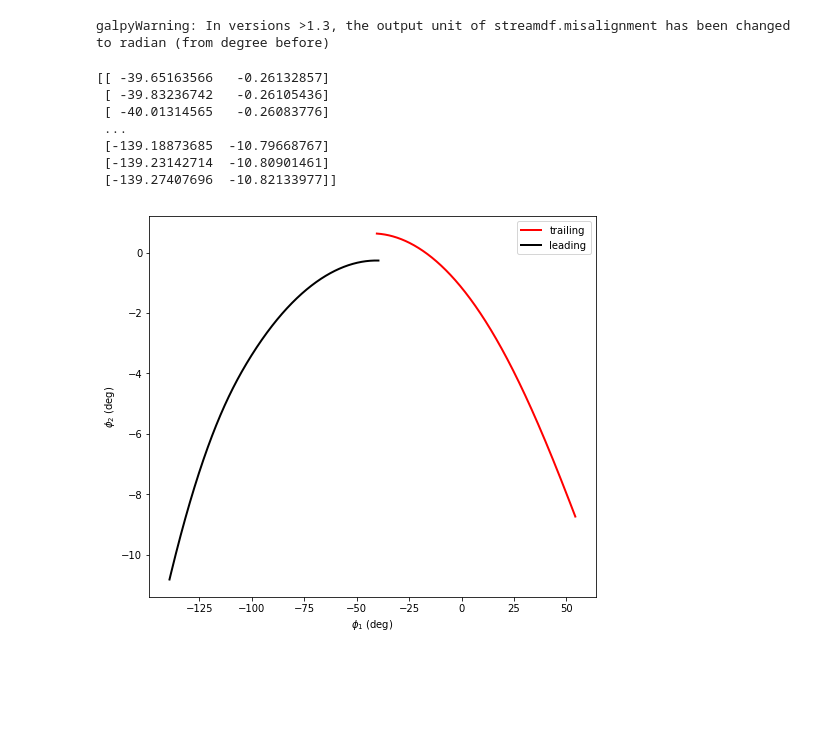
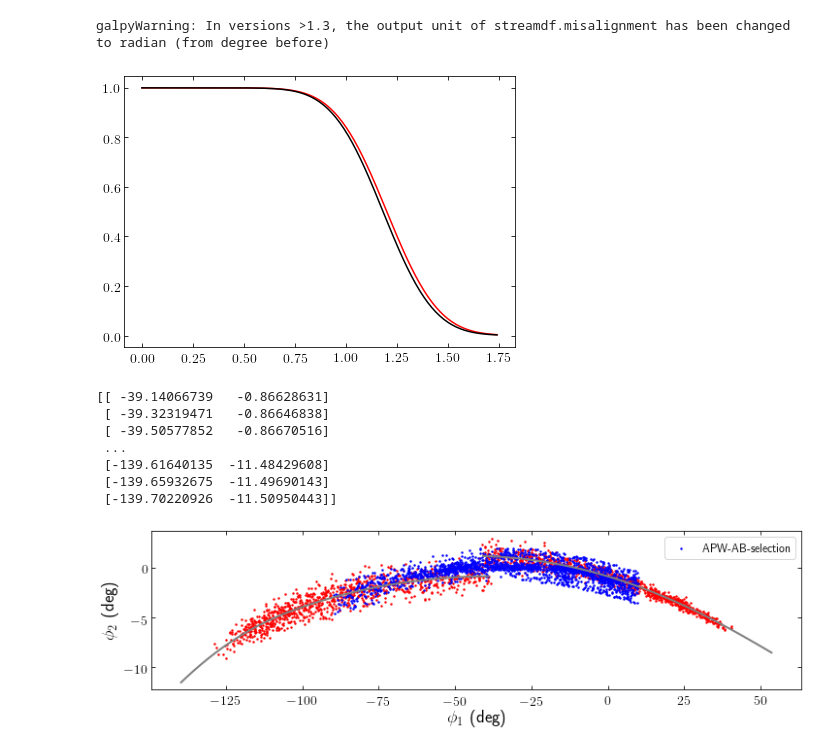
Before and after one commit to nbanik/Analyze_GD-1, a Jupyter notebook: new_GD1_model.ipynb, the cells around one changed output. Drawn from its saved outputs; the diff is of its cells as text; code cells hidden in the pictures; blank space fills up the shorter version.

```diff
--- a/new_GD1_model.ipynb
+++ b/new_GD1_model.ipynb
@@ -118,11 +110,42 @@ aAIA.plot(*orb_galpy,type='araz',deperiod=True)
 import gd1_util
 
 #from above b=0.4 looks good
-
-sdf_leading=gd1_util.setup_gd1model(age=3.4,new_orb_lb=gd1_prog_lb,isob=0.4)
-sdf_trailing=gd1_util.setup_gd1model(leading=False,age=3.4,new_orb_lb=gd1_prog_lb,isob=0.4)
+Tstream=1.5
+sdf_leading=gd1_util.setup_gd1model(age=Tstream,new_orb_lb=gd1_prog_lb,isob=0.4)
+sdf_trailing=gd1_util.setup_gd1model(leading=False,age=Tstream,new_orb_lb=gd1_prog_lb,isob=0.4)
 # %% [output]
 galpyWarning: In versions >1.3, the output unit of streamdf.misalignment has been changed to radian (from degree before)
+# %%
+import numpy
+import matplotlib.pyplot as plt
+
+apar=numpy.arange(0.,1.75,0.01)
+
+dens_lead= [sdf_leading._density_par(a) for a in apar]
+dens_trail= [sdf_trailing._density_par(a) for a in apar]
+
+plt.figure(figsize=(7,5))
+plt.plot(apar,dens_lead,c='r')
+plt.plot(apar,dens_trail,c='k')
+plt.show()
+# %% [output]
+[figure, added]
+# %%
+#sample points from the stream
+
+lb_sample_trailing= sdf_trailing.sample(n=1000,lb=True)
+lb_sample_leading= sdf_leading.sample(n=1000,lb=True)
+
+
+phi12_sample_trailing=lb_to_phi12(lb_sample_trailing[0],lb_sample_trailing[1],degree=True)
+phi12_sample_leading=lb_to_phi12(lb_sample_leading[0],lb_sample_leading[1],degree=True)
+
+for ii in range(len(phi12_sample_trailing)):
+    if phi12_sample_trailing[:,0][ii]>180.:
+        phi12_sample_trailing[:,0][ii]-=360.
+
+    if phi12_sample_leading[:,0][ii]>180.:
+        phi12_sample_leading[:,0][ii]-=360.
 # %%
 tracklb_trailing=np.radians(sdf_trailing._interpolatedObsTrackLB[:,0]),np.radians(sdf_trailing._interpolatedObsTrackLB[:,1])
 tracklb_leading=np.radians(sdf_leading._interpolatedObsTrackLB[:,0]),np.radians(sdf_leading._interpolatedObsTrackLB[:,1])
@@ -141,27 +164,33 @@ for ii in range(len(phi12_lead)):
 
 print (phi12_lead)
 # %% [output]
-[[ -39.65163566   -0.26132857]
- [ -39.83236742   -0.26105436]
- [ -40.01314565   -0.26083776]
+[[ -39.14066739   -0.86628631]
+ [ -39.32319471   -0.86646838]
+ [ -39.50577852   -0.86670516]
  ...
- [-139.18873685  -10.79668767]
- [-139.23142714  -10.80901461]
- [-139.27407696  -10.82133977]]
+ [-139.61640135  -11.48429608]
+ [-139.65932675  -11.49690143]
+ [-139.70220926  -11.50950443]]
 # %%
-plt.figure(figsize=(8,7))
-plt.plot(phi12_trail[:,0],phi12_trail[:,1],lw=2,c='r',label='trailing')
-plt.plot(phi12_lead[:,0],phi12_lead[:,1],lw=2,c='k',label='leading')
+#overplot GD1 stars selected by APW and AB
+GD1_obs=np.loadtxt('APW_AB_GD1_phi12.dat')
 
+plt.figure(figsize=(12,3))
+plt.plot(phi12_trail[:,0],phi12_trail[:,1],lw=2,c='gray')
+plt.plot(phi12_lead[:,0],phi12_lead[:,1],lw=2,c='gray')
+plt.scatter(phi12_sample_trailing[:,0],phi12_sample_trailing[:,1],s=2,c='r')
+plt.scatter(phi12_sample_leading[:,0],phi12_sample_leading[:,1],s=2,c='r')
+
+plt.scatter(GD1_obs[:,0],GD1_obs[:,1],c='b',s=2,label='APW-AB-selection')
 
 plt.xlabel(r'$\phi_{1}$ (deg)')
 plt.ylabel(r'$\phi_{2}$ (deg)')
-#plt.xlim(-70.,70.)
-#plt.ylim(-10.,10.)
+#plt.xlim(-100.,20.)
+#plt.ylim(-6.,4.)
 plt.legend(loc='upper right')
 plt.show()
 # %% [output]
-[figure, old version]
+[figure, new version]
 # %%
 prog_orb=Orbit(gd1_prog_lb,lb=True,ro=8.,vo=220.,solarmotion=[-11.1,24.,7.25])
 
```
Also changed, not shown: parts of 10 cells of this notebook, 3 other files.
